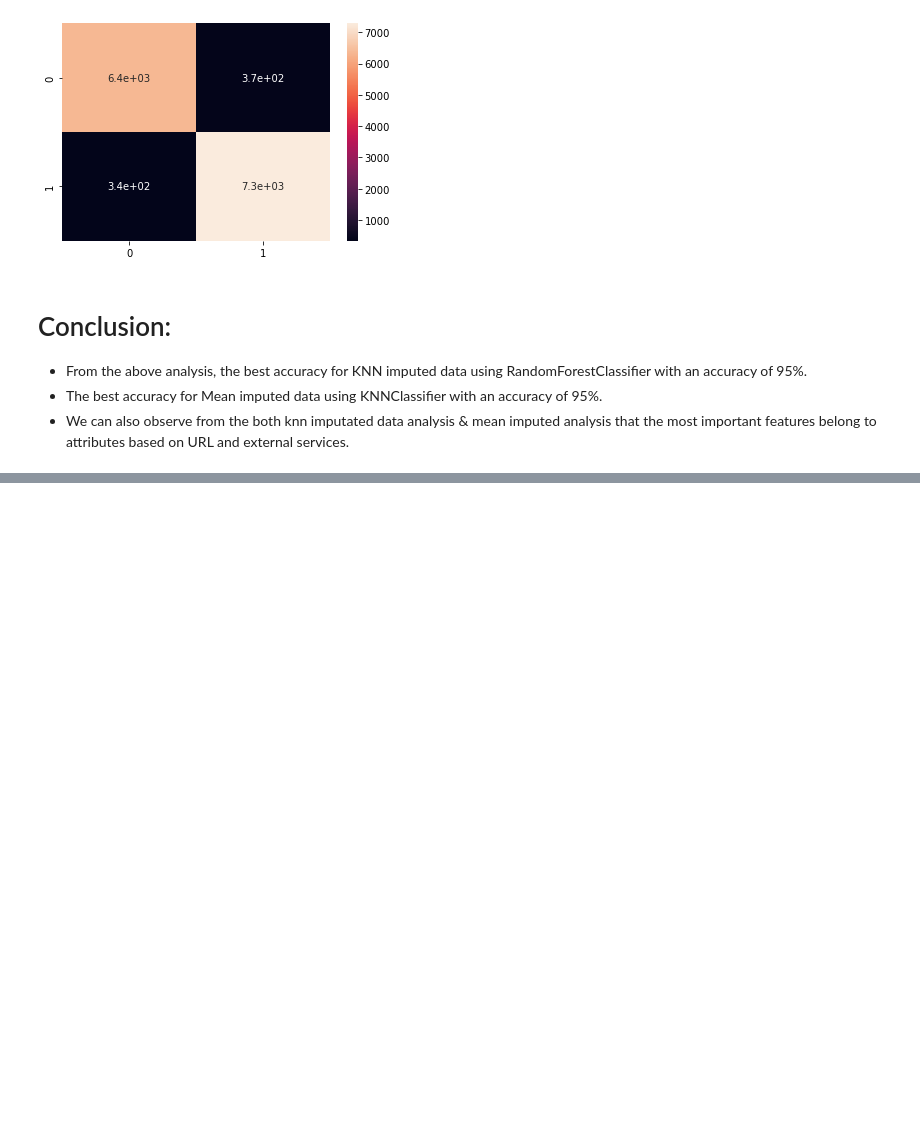
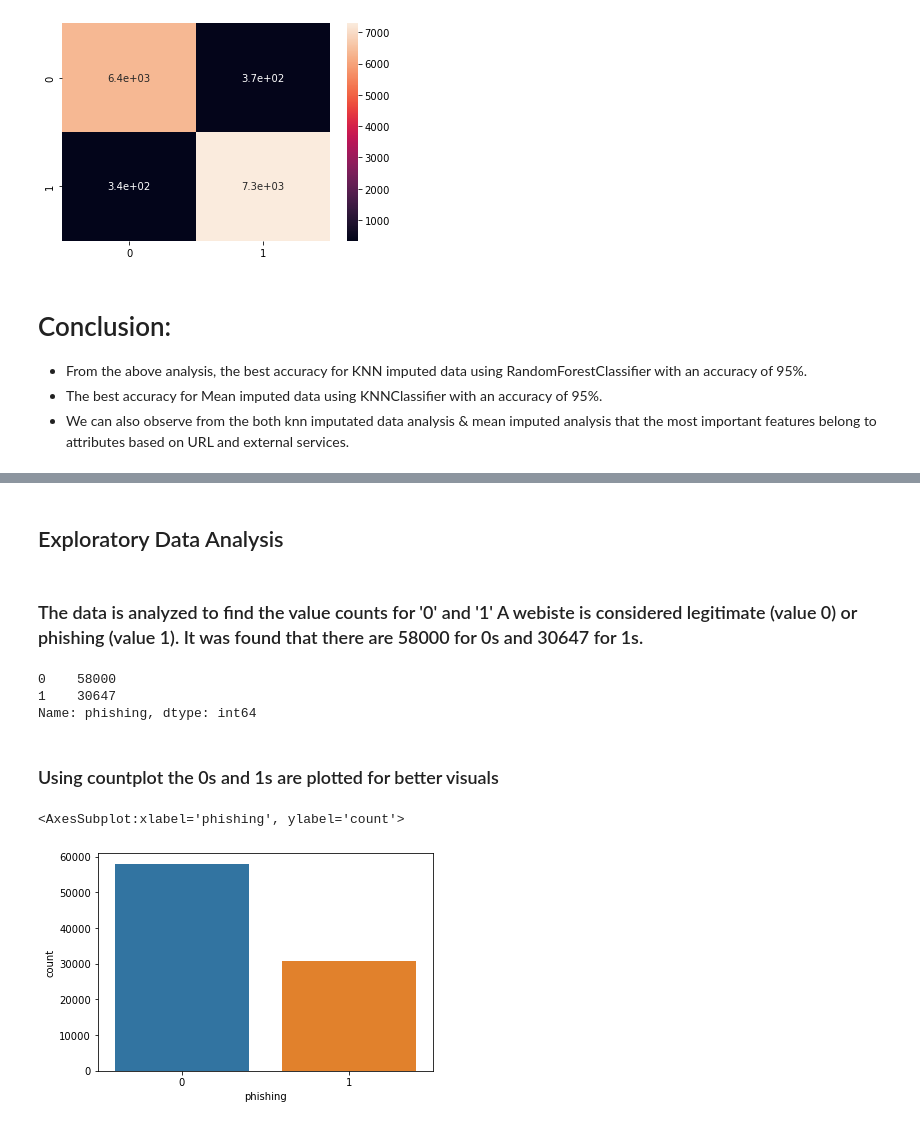
Before and after one commit to SaiGowtham-11/Customer-Analysis-and-Segementation, a Jupyter notebook: Milestone3Final.ipynb, the cells around one changed output, grey strips where cells are left out. Drawn from its saved outputs; the diff is of its cells as text; code cells hidden in the pictures; blank space fills up the shorter version.

```diff
--- a/Milestone3Final.ipynb
+++ b/Milestone3Final.ipynb
@@ -1059,0 +1071,2 @@ weighted avg       0.95      0.95      0.95     14352
+# %%
+df = pd.read_csv('dataset_full.csv')
@@ -1059,0 +1175,17 @@ weighted avg       0.95      0.95      0.95     14352
+# %% [markdown]
+<h2>Exploratory Data Analysis</h2>
+# %% [markdown]
+<h3> The data is analyzed to find the value counts for '0' and '1' A webiste is considered legitimate (value 0) or phishing (value 1). It was found that there are 58000 for 0s and 30647 for 1s. </h3>
+# %%
+df['phishing'].value_counts()
+# %% [output]
+0    58000
+1    30647
+Name: phishing, dtype: int64
+# %% [markdown]
+<h3> Using countplot the 0s and 1s are plotted for better visuals </h3>
+# %%
+sns.countplot(df['phishing'])
+# %% [output]
+<AxesSubplot:xlabel='phishing', ylabel='count'>
+[figure, added]
```
Also changed, not shown: parts of 38 cells of this notebook.
